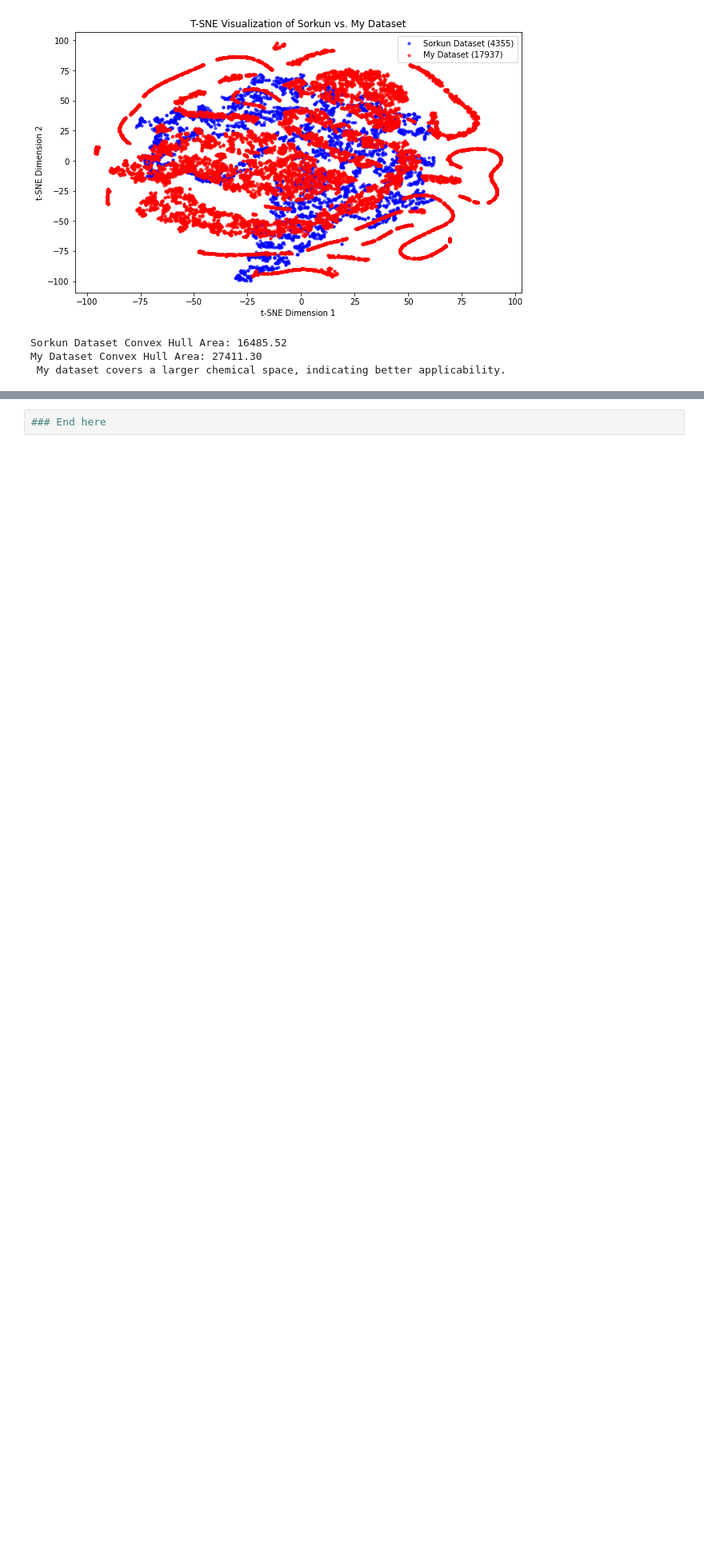
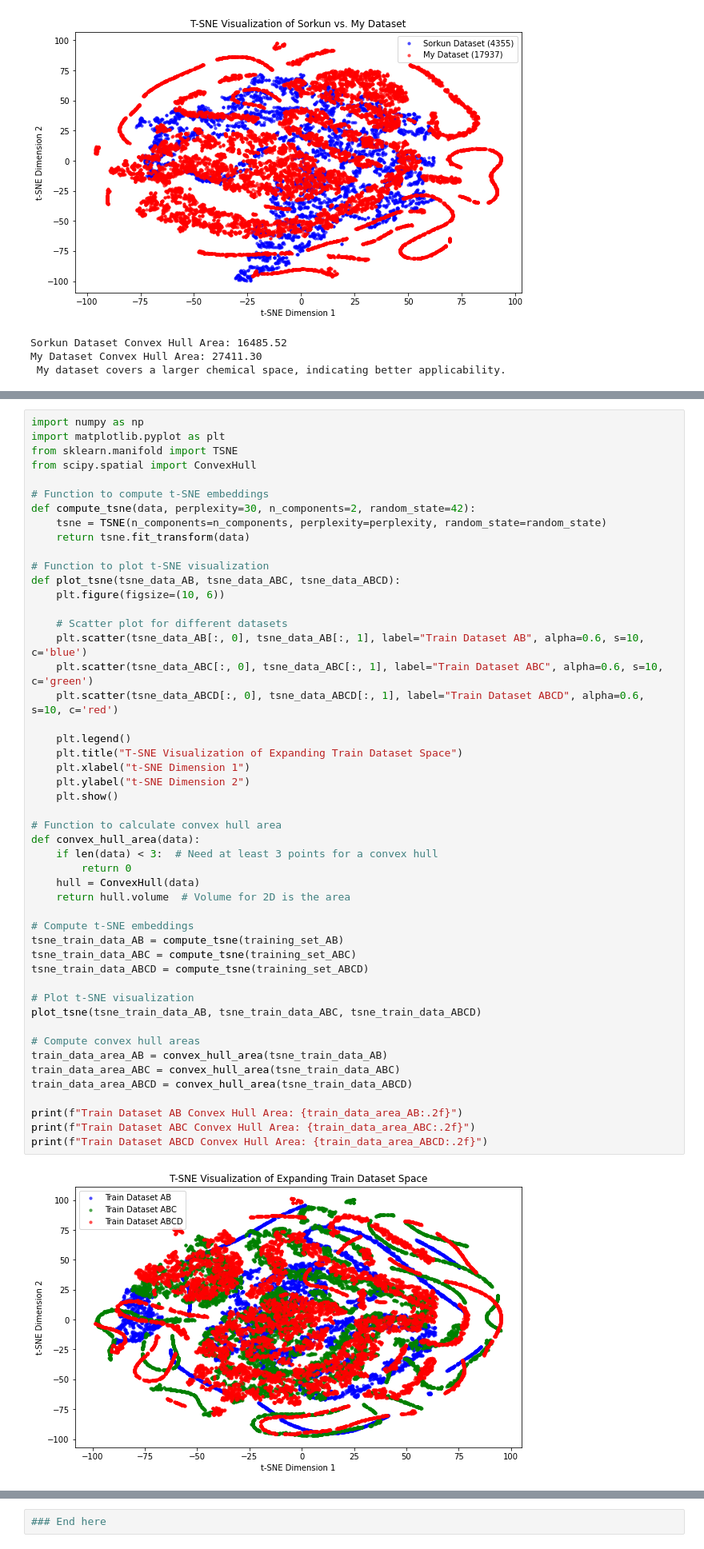
Before and after one commit to ComPlat/water-solubility-prediction, a Jupyter notebook: Notebook/Comapare_AD_with_Sorkun.ipynb, the cells around one changed output, grey strips where cells are left out. Shown at 80% size. Drawn from its saved outputs; the diff is of its cells as text; blank space fills up the shorter version.

```diff
--- a/Notebook/Comapare_AD_with_Sorkun.ipynb
+++ b/Notebook/Comapare_AD_with_Sorkun.ipynb
@@ -135,0 +377,51 @@ My Dataset Convex Hull Area: 27411.30
+# %%
+import numpy as np
+import matplotlib.pyplot as plt
+from sklearn.manifold import TSNE
+from scipy.spatial import ConvexHull
+
+# Function to compute t-SNE embeddings
+def compute_tsne(data, perplexity=30, n_components=2, random_state=42):
+    tsne = TSNE(n_components=n_components, perplexity=perplexity, random_state=random_state)
+    return tsne.fit_transform(data)
+
+# Function to plot t-SNE visualization
+def plot_tsne(tsne_data_AB, tsne_data_ABC, tsne_data_ABCD):
+    plt.figure(figsize=(10, 6))
+
+    # Scatter plot for different datasets
+    plt.scatter(tsne_data_AB[:, 0], tsne_data_AB[:, 1], label="Train Dataset AB", alpha=0.6, s=10, c='blue')
+    plt.scatter(tsne_data_ABC[:, 0], tsne_data_ABC[:, 1], label="Train Dataset ABC", alpha=0.6, s=10, c='green')
+    plt.scatter(tsne_data_ABCD[:, 0], tsne_data_ABCD[:, 1], label="Train Dataset ABCD", alpha=0.6, s=10, c='red')
+
+    plt.legend()
+    plt.title("T-SNE Visualization of Expanding Train Dataset Space")
+    plt.xlabel("t-SNE Dimension 1")
+    plt.ylabel("t-SNE Dimension 2")
+    plt.show()
+
+# Function to calculate convex hull area
+def convex_hull_area(data):
+    if len(data) < 3:  # Need at least 3 points for a convex hull
+        return 0
+    hull = ConvexHull(data)
+    return hull.volume  # Volume for 2D is the area
+
+# Compute t-SNE embeddings
+tsne_train_data_AB = compute_tsne(training_set_AB)
+tsne_train_data_ABC = compute_tsne(training_set_ABC)
+tsne_train_data_ABCD = compute_tsne(training_set_ABCD)
+
+# Plot t-SNE visualization
+plot_tsne(tsne_train_data_AB, tsne_train_data_ABC, tsne_train_data_ABCD)
+
+# Compute convex hull areas
+train_data_area_AB = convex_hull_area(tsne_train_data_AB)
+train_data_area_ABC = convex_hull_area(tsne_train_data_ABC)
+train_data_area_ABCD = convex_hull_area(tsne_train_data_ABCD)
+
+print(f"Train Dataset AB Convex Hull Area: {train_data_area_AB:.2f}")
+print(f"Train Dataset ABC Convex Hull Area: {train_data_area_ABC:.2f}")
+print(f"Train Dataset ABCD Convex Hull Area: {train_data_area_ABCD:.2f}")
+# %% [output]
+[figure, added]
```
Also changed, not shown: parts of 21 cells of this notebook.
